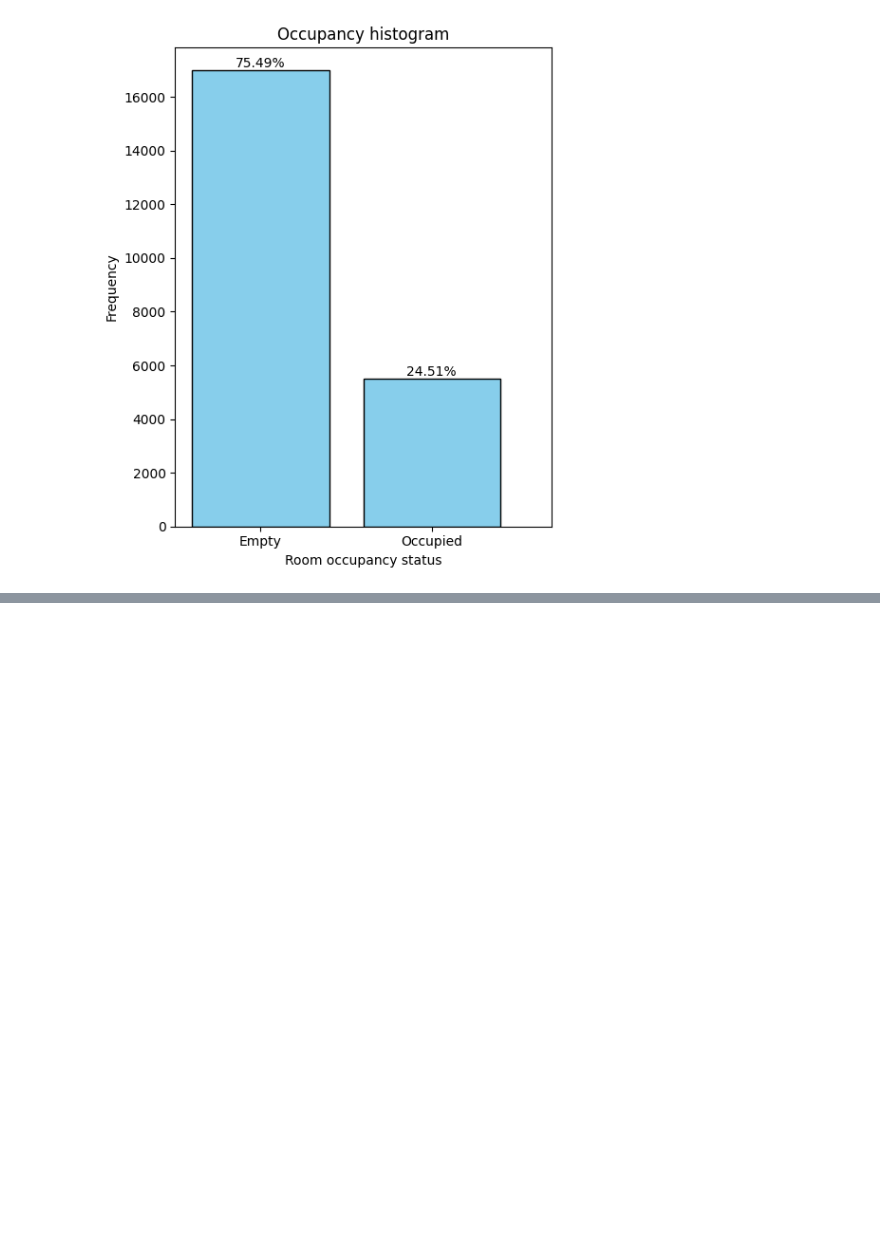
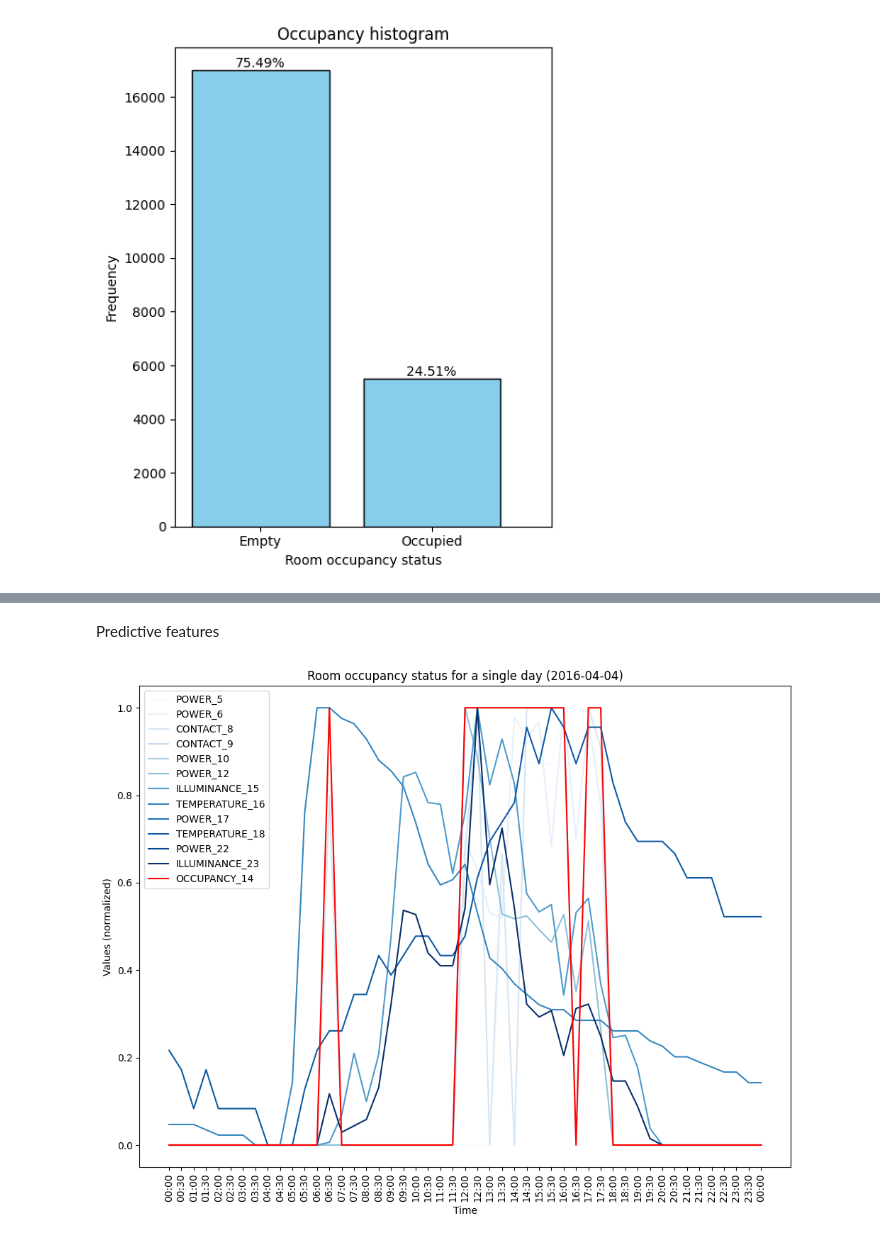
Before and after one commit to MaherDissem/Occupancy-Estimation-ML, a Jupyter notebook: dataset/EDA.ipynb, the cells around one changed output, grey strips where cells are left out. Saved outputs shown, nothing was run; the diff lists cells and outputs as text; code cells hidden in the pictures; blank space fills up the shorter version.

```diff
--- a/dataset/EDA.ipynb
+++ b/dataset/EDA.ipynb
@@ -56,0 +70,34 @@ plt.show()
+# %% [markdown]
+Predictive features
+# %%
+# plotting OCCUPANCY_14 vs other features for a single day
+
+plt.figure(figsize=(10, 8))
+day_size = 48
+start_date = "2016-04-04 00:00:00"
+end_date = str(pd.to_datetime(start_date) + pd.Timedelta(days=1))
+
+colors = plt.cm.Blues(np.linspace(0, 1, 13))
+for i, feature in enumerate(df.columns):
+    if feature == "OCCUPANCY_14":
+        continue
+    values = df[start_date:end_date][feature]
+    values = (values - values.min()) / (values.max() - values.min())
+    plt.plot(values, label=feature, color=colors[i])
+plt.plot(df[start_date:end_date]["OCCUPANCY_14"], label="OCCUPANCY_14", color='red', )
+
+plt.xlabel("Time")
+plt.ylabel("Values (normalized)")
+plt.title(f"Room occupancy status for a single day ({start_date.split(' ')[0]})")
+plt.xticks(rotation=90)
+
+# modify xticks to show only hours
+actual_ticks = df[start_date:end_date].index
+hours = [':'.join(tick.split(" ")[1].split(":")[:-1]) for tick in actual_ticks]
+plt.xticks(ticks=range(0, len(hours), 1), labels=hours)
+
+plt.legend()
+plt.tight_layout()
+plt.show()
+# %% [output]
+[figure, added]
```
Also changed, not shown: parts of 10 cells of this notebook.
